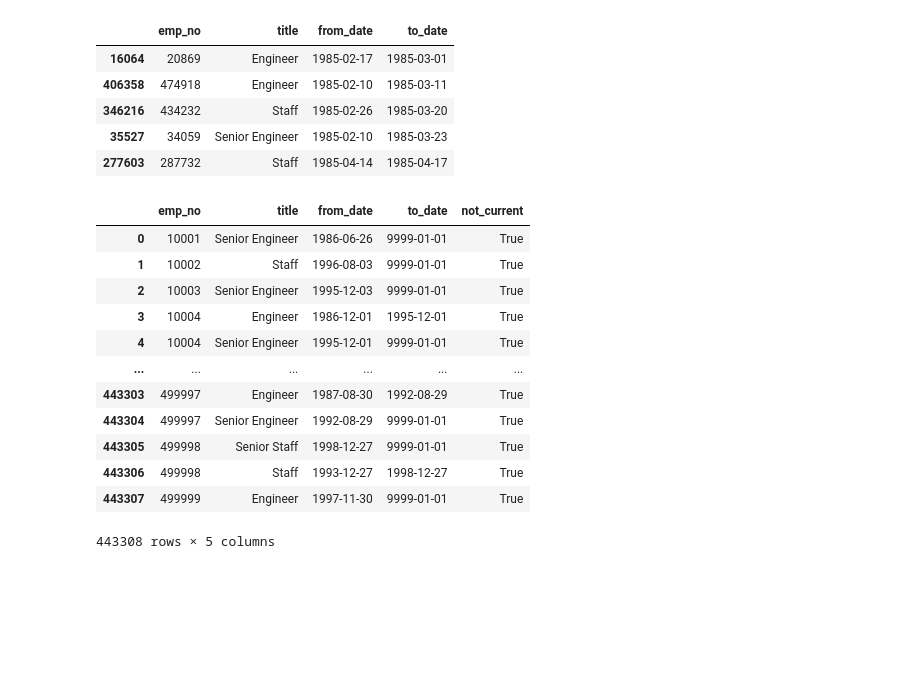
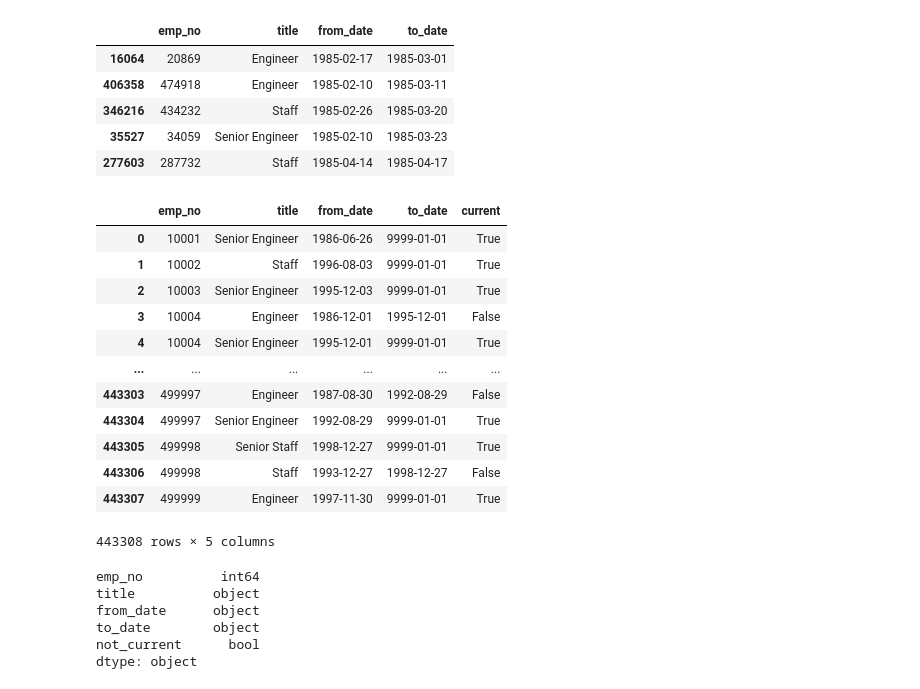
Before and after one commit to mijailmariano/numpy-pandas-visualization-exercises, a Jupyter notebook: advanced_dataframes.ipynb, the cells around one changed output. Saved outputs shown, nothing was run; the diff lists cells and outputs as text; code cells hidden in the pictures; blank space fills up the shorter version.

```diff
--- a/advanced_dataframes.ipynb
+++ b/advanced_dataframes.ipynb
@@ -201,28 +200,32 @@ titles_table.sort_values(by=['to_date']).head()
 | 346216 | 434232 | Staff | 1985-02-26 | 1985-03-20 |
 | 35527 | 34059 | Senior Engineer | 1985-02-10 | 1985-03-23 |
 | 277603 | 287732 | Staff | 1985-04-14 | 1985-04-17 |
+# %%
+titles_table = titles_table.drop(columns=['not_current'])
 # %%
 # 11. What is the most recent date in the to_date column?
 
 # i want to not account for current roles; denoted as "9999-01-01"
 # to_date column data type = 'object'
 # will want to create a new boolean column to filter for roles that are current
 # can then sort_values by not_current = 'true' and to_date = in descending ordder
 # this should indicate roles that are not current, but that are 'most' current
 
-titles_table['not_current'] = titles_table['to_date'] != '9999-01-01' #not working properly
+
+# where there are 40 records with to_date = '2002-08-01' the most recent employee date
+titles_table['current'] = titles_table['to_date'] == datetime.date(9999, 1, 1) # not working properly
 titles_table
 # %% [output]
-|  | emp_no | title | from_date | to_date | not_current |
+|  | emp_no | title | from_date | to_date | current |
 | 0 | 10001 | Senior Engineer | 1986-06-26 | 9999-01-01 | True |
 | 1 | 10002 | Staff | 1996-08-03 | 9999-01-01 | True |
 | 2 | 10003 | Senior Engineer | 1995-12-03 | 9999-01-01 | True |
-| 3 | 10004 | Engineer | 1986-12-01 | 1995-12-01 | True |
+| 3 | 10004 | Engineer | 1986-12-01 | 1995-12-01 | False |
 | 4 | 10004 | Senior Engineer | 1995-12-01 | 9999-01-01 | True |
 | ... | ... | ... | ... | ... | ... |
-| 443303 | 499997 | Engineer | 1987-08-30 | 1992-08-29 | True |
+| 443303 | 499997 | Engineer | 1987-08-30 | 1992-08-29 | False |
 | 443304 | 499997 | Senior Engineer | 1992-08-29 | 9999-01-01 | True |
 | 443305 | 499998 | Senior Staff | 1998-12-27 | 9999-01-01 | True |
-| 443306 | 499998 | Staff | 1993-12-27 | 1998-12-27 | True |
+| 443306 | 499998 | Staff | 1993-12-27 | 1998-12-27 | False |
 | 443307 | 499999 | Engineer | 1997-11-30 | 9999-01-01 | True |
 443308 rows × 5 columns
@@ -231,0 +232,9 @@ titles_table.sort_values(by=['to_date'], ascending=False).head()
+# %%
+titles_table.dtypes
+# %% [output]
+emp_no          int64
+title          object
+from_date      object
+to_date        object
+not_current      bool
+dtype: object
```
Also changed, not shown: parts of 32 cells of this notebook, 2 other files.
